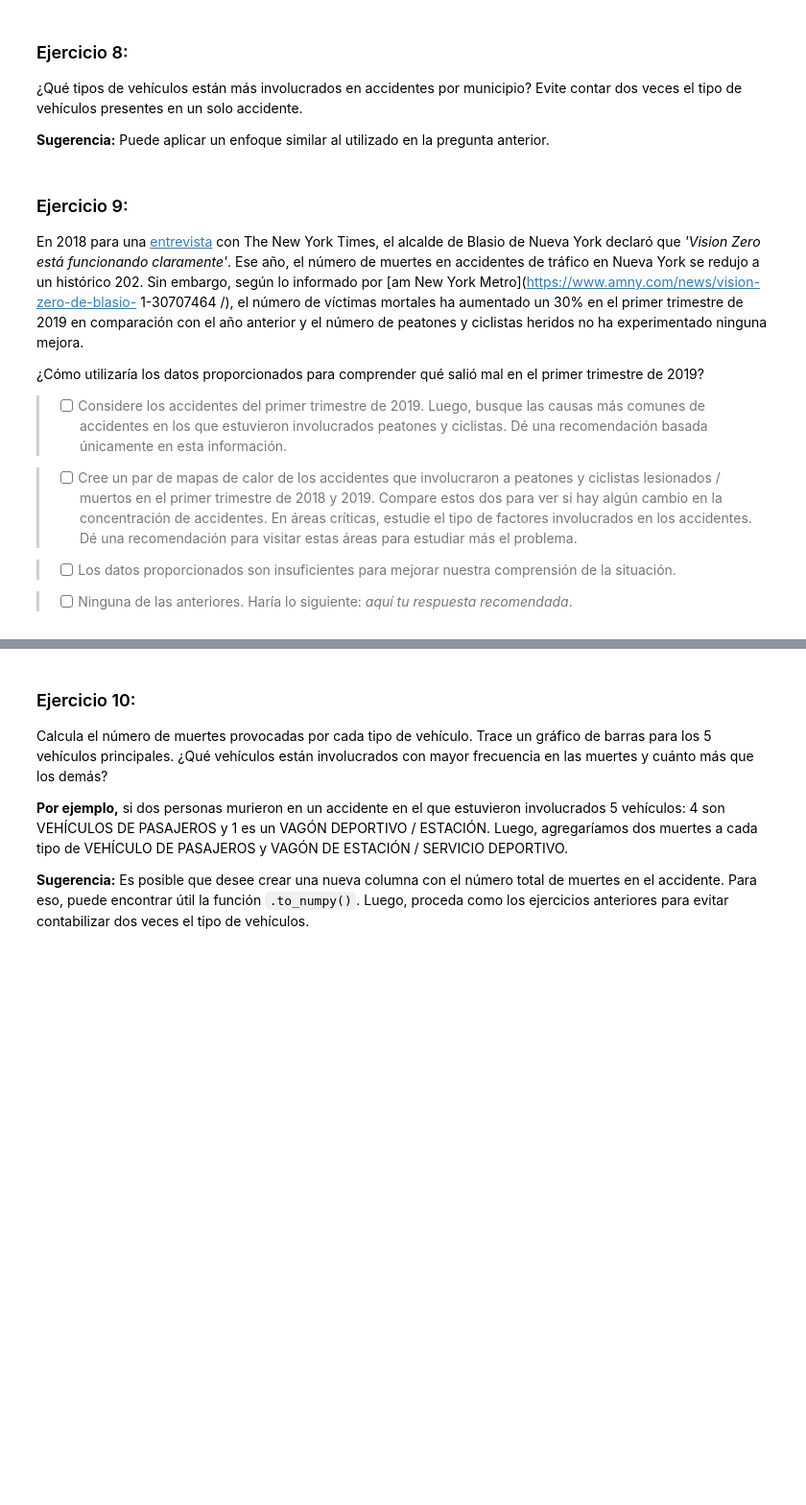
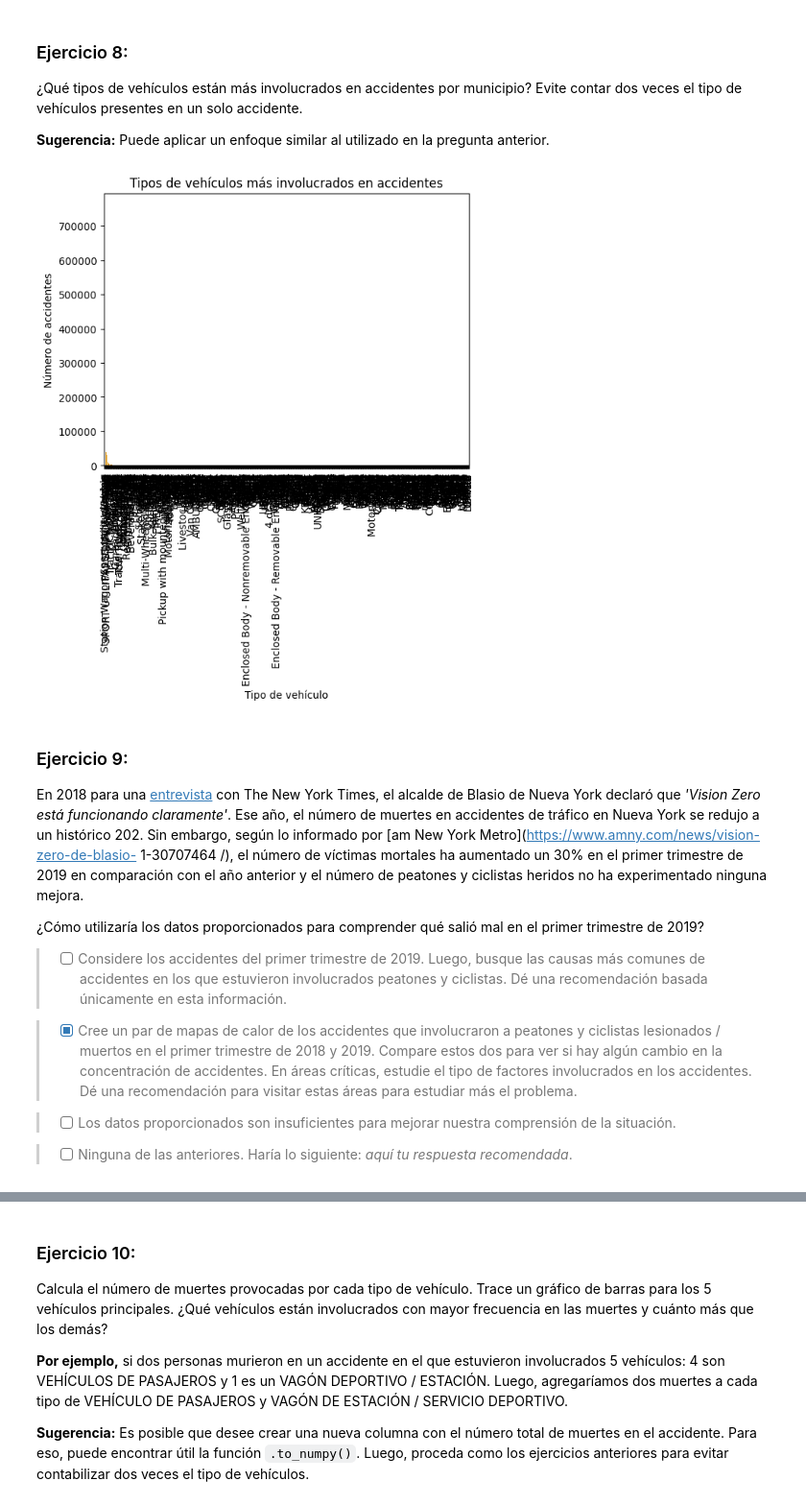
Before and after one commit to OSVHdez0/Desarrollo-Gu-a-3-PCD, a Jupyter notebook: Guía3.ipynb, the cells around one changed output, grey strips where cells are left out. Shown at 96% size. Cells and saved outputs as stored; diff of their text form; code cells hidden in the pictures; blank space fills up the shorter version.

```diff
--- a/Guía3.ipynb
+++ b/Guía3.ipynb
@@ -276,3 +290,19 @@ df_factores = df[['CONTRIBUTING FACTOR VEHICLE 1', 'CONTRIBUTING FACTOR VEHICLE
+# %%
+# Solución propuesta
+df_vehiculos = pd.concat([df['VEHICLE TYPE CODE 1'], df['VEHICLE TYPE CODE 2'], df['VEHICLE TYPE CODE 3'], df['VEHICLE TYPE CODE 4'],df['VEHICLE TYPE CODE 5']]).reset_index(drop=True)
+df_vehiculos = df_vehiculos.dropna();
+
+conteo_vehiculos = df_vehiculos.value_counts().reset_index(name='COUNT');
+conteo_vehiculos.rename(columns={'index': 'VEHICLE TYPE CODE'}, inplace=True);
+
+plot = sns.barplot(x='VEHICLE TYPE CODE', y='COUNT', data=conteo_vehiculos, color='orange');
+plot.set_xticklabels(plot.get_xticklabels(), rotation=90);
+plt.title('Tipos de vehículos más involucrados en accidentes');
+plt.xlabel('Tipo de vehículo');
+plt.ylabel('Número de accidentes');
+plt.show();
+# %% [output]
+[figure, added]
 # %% [markdown]
 ### Ejercicio 9:
 
@@ -283,7 +313,7 @@ En 2018 para una [entrevista](https://www.nytimes.com/2019/01/01/nyregion/traffi
 
 > - [ ] Considere los accidentes del primer trimestre de 2019. Luego, busque las causas más comunes de accidentes en los que estuvieron involucrados peatones y ciclistas. Dé una recomendación basada únicamente en esta información.
 
-> - [ ] Cree un par de mapas de calor de los accidentes que involucraron a peatones y ciclistas lesionados / muertos en el primer trimestre de 2018 y 2019. Compare estos dos para ver si hay algún cambio en la concentración de accidentes. En áreas críticas, estudie el tipo de factores involucrados en los accidentes. Dé una recomendación para visitar estas áreas para estudiar más el problema.
+> - [x] Cree un par de mapas de calor de los accidentes que involucraron a peatones y ciclistas lesionados / muertos en el primer trimestre de 2018 y 2019. Compare estos dos para ver si hay algún cambio en la concentración de accidentes. En áreas críticas, estudie el tipo de factores involucrados en los accidentes. Dé una recomendación para visitar estas áreas para estudiar más el problema.
 
 > - [ ] Los datos proporcionados son insuficientes para mejorar nuestra comprensión de la situación.
 
```
Also changed, not shown: parts of 7 cells of this notebook.
